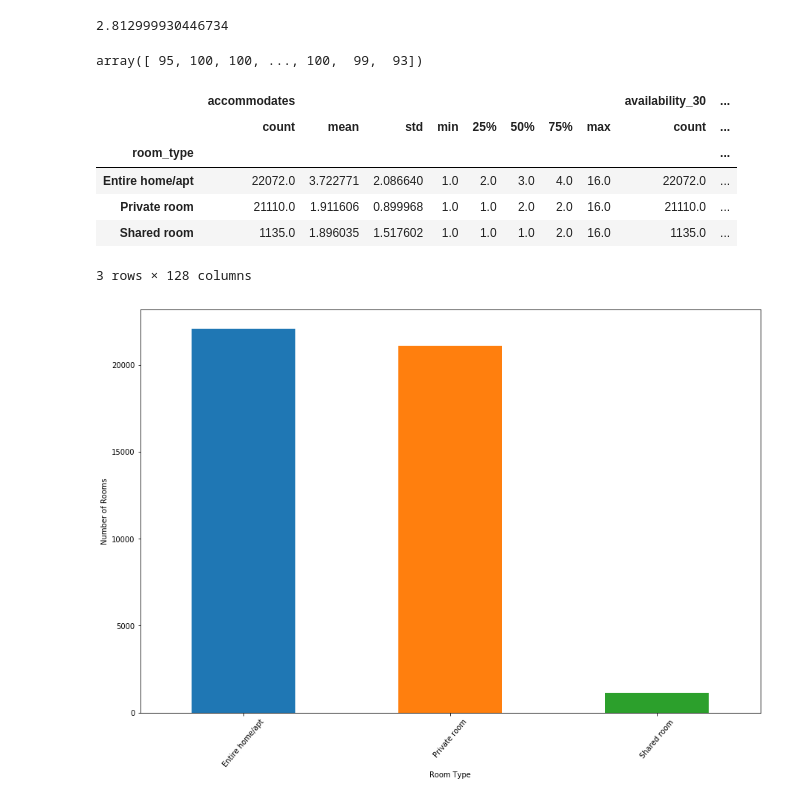
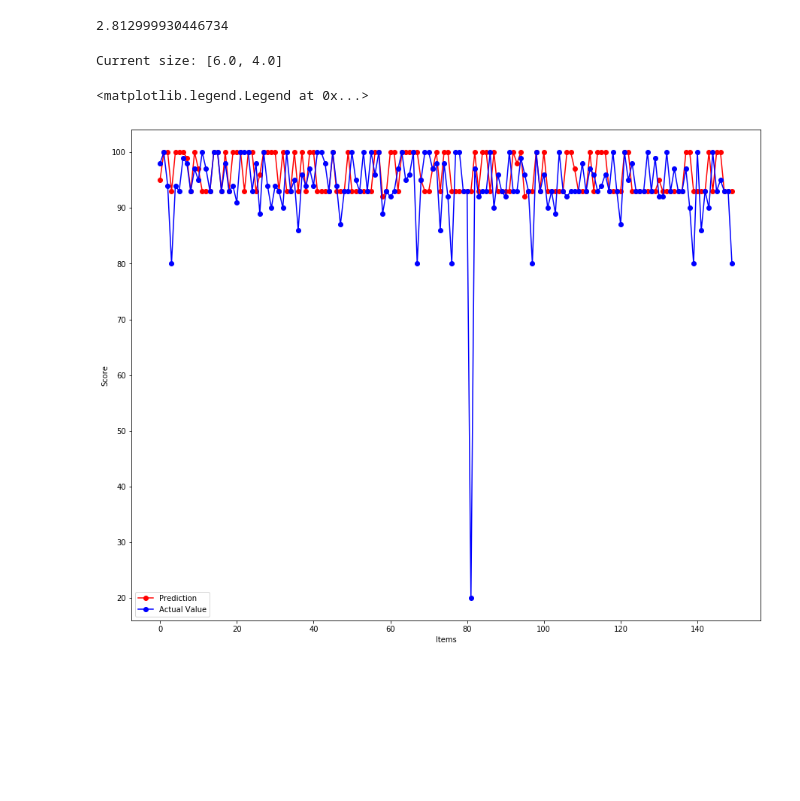
Before and after one commit to ManvithaC/AirBnB-listing-Recommender, a Jupyter notebook: project.ipynb, the cells around one changed output. Saved outputs shown, nothing was run; the diff lists cells and outputs as text; code cells hidden in the pictures; blank space fills up the shorter version.

```diff
--- a/project.ipynb
+++ b/project.ipynb
@@ -144,32 +137,28 @@ print(rms)
 print(rms ** (1/ 2.0))
 # %% [output]
 2.812999930446734
-# %%
-y_pred
-# %% [output]
-array([ 95, 100, 100, ..., 100,  99,  93])
+# %%
+y_test = y_test.tolist()
+# %%
+score_plot = plt.rcParams["figure.figsize"]
+
+print("Current size:", score_plot)
+
+score_plot[0] = 15
+score_plot[1] = 12
+plt.rcParams["figure.figsize"] = score_plot
+
+plt.plot(y_pred[:150], '-or', label='Prediction')
+plt.plot(y_test[:150], '-ob', label='Actual Value')
+plt.ylabel('Score')
+plt.xlabel('Items')
+plt.legend()
+# %% [output]
+Current size: [6.0, 4.0]
+<matplotlib.legend.Legend at 0x...>
+[figure, added]
 # %%
 from wordcloud import WordCloud, STOPWORDS, ImageColorGenerator
-# %%
-room_type = df_listing_detail.groupby("room_type")
-room_type.describe().head(10)
-# %% [output]
-|  | accommodates |  |  |  |  |  |  |  | availability_30 | ... |
-|  | count | mean | std | min | 25% | 50% | 75% | max | count | ... |
-| room_type |  |  |  |  |  |  |  |  |  | ... |
-| Entire home/apt | 22072.0 | 3.722771 | 2.086640 | 1.0 | 2.0 | 3.0 | 4.0 | 16.0 | 22072.0 | ... |
-| Private room | 21110.0 | 1.911606 | 0.899968 | 1.0 | 1.0 | 2.0 | 2.0 | 16.0 | 21110.0 | ... |
-| Shared room | 1135.0 | 1.896035 | 1.517602 | 1.0 | 1.0 | 1.0 | 2.0 | 16.0 | 1135.0 | ... |
-3 rows × 128 columns
-# %%
-plt.figure(figsize=(15,10))
-room_type.size().sort_values(ascending=False).plot.bar()
-plt.xticks(rotation=50)
-plt.xlabel("Room Type")
-plt.ylabel("Number of Rooms")
-plt.show()
-# %% [output]
-[figure, removed]
 # %%
 data =  df_listing_detail["city"]
 def wordcloud_draw(data, color = 'black'):
```
Also changed, not shown: parts of 24 cells of this notebook, 1 other file.
